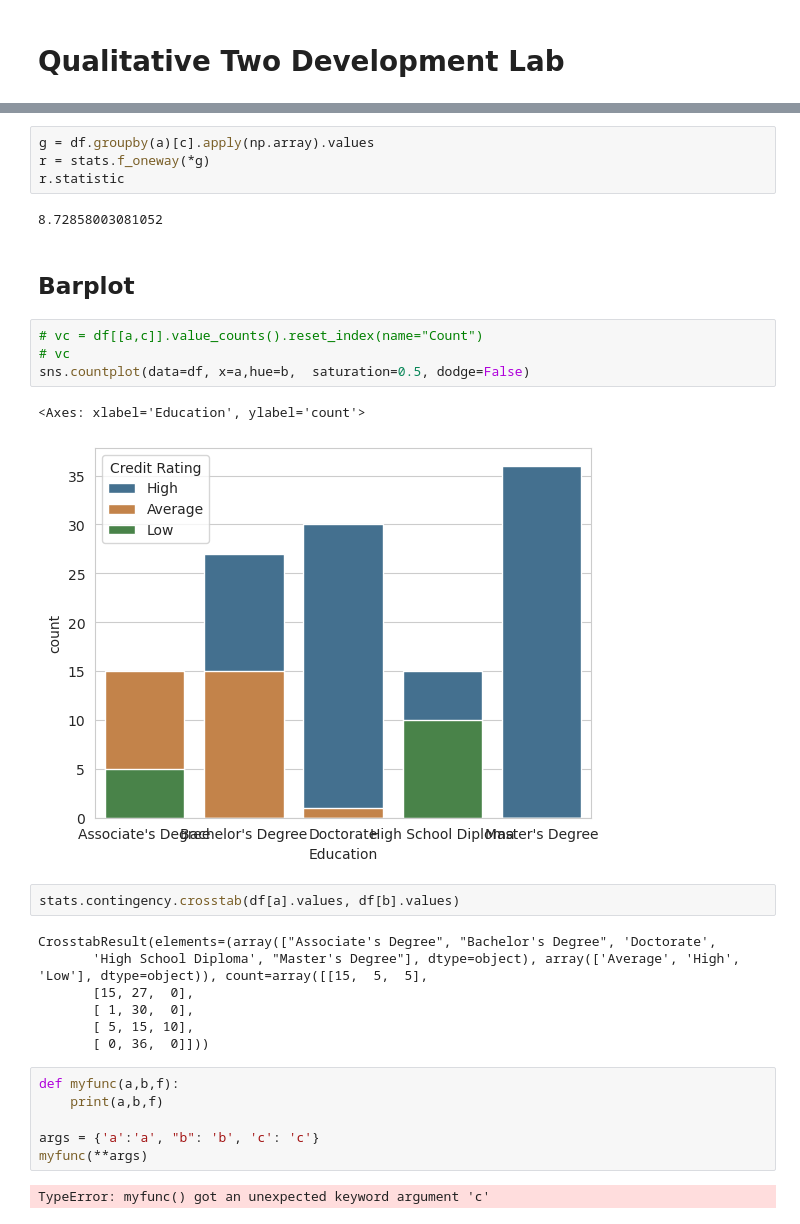
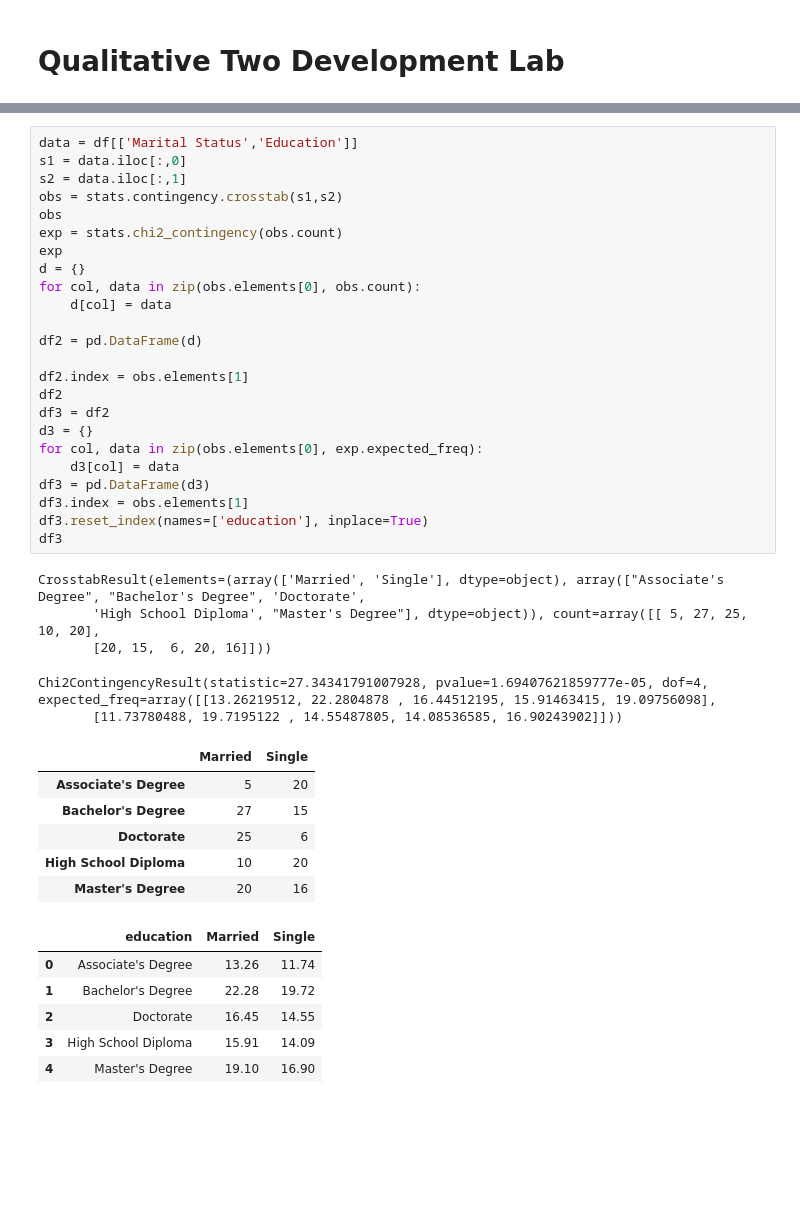
Before and after one commit to john-james-ai/d8analysis, a Jupyter notebook: notebooks/labs/qualitative_two.ipynb, the cells around one changed output, grey strips where cells are left out. Saved outputs shown, nothing was run; the diff lists cells and outputs as text; blank space fills up the shorter version.

```diff
--- a/notebooks/labs/qualitative_two.ipynb
+++ b/notebooks/labs/qualitative_two.ipynb
@@ -76,32 +42,42 @@ q.frequency(a=a,b=b)
-# %%
-g = df.groupby(a)[c].apply(np.array).values
-r = stats.f_oneway(*g)
-r.statistic
-# %% [output]
-8.72858003081052
-# %% [markdown]
-## Barplot
-# %%
-# vc = df[[a,c]].value_counts().reset_index(name="Count")
-# vc
-sns.countplot(data=df, x=a,hue=b,  saturation=0.5, dodge=False)
-# %% [output]
-<Axes: xlabel='Education', ylabel='count'>
-[figure, removed]
-# %%
-stats.contingency.crosstab(df[a].values, df[b].values)
-# %% [output]
-CrosstabResult(elements=(array(["Associate's Degree", "Bachelor's Degree", 'Doctorate',
-       'High School Diploma', "Master's Degree"], dtype=object), array(['Average', 'High', 'Low'], dtype=object)), count=array([[15,  5,  5],
-       [15, 27,  0],
-       [ 1, 30,  0],
-       [ 5, 15, 10],
-       [ 0, 36,  0]]))
-# %%
-def myfunc(a,b,f):
-    print(a,b,f)
-
-args = {'a':'a', "b": 'b', 'c': 'c'}
-myfunc(**args)
-# %% [output]
-TypeError: myfunc() got an unexpected keyword argument 'c'
+# %%
+data = df[['Marital Status','Education']]
+s1 = data.iloc[:,0]
+s2 = data.iloc[:,1]
+obs = stats.contingency.crosstab(s1,s2)
+obs
+exp = stats.chi2_contingency(obs.count)
+exp
+d = {}
+for col, data in zip(obs.elements[0], obs.count):
+    d[col] = data
+
+df2 = pd.DataFrame(d)
+
+df2.index = obs.elements[1]
+df2
+df3 = df2
+d3 = {}
+for col, data in zip(obs.elements[0], exp.expected_freq):
+    d3[col] = data
+df3 = pd.DataFrame(d3)
+df3.index = obs.elements[1]
+df3.reset_index(names=['education'], inplace=True)
+df3
+# %% [output]
+CrosstabResult(elements=(array(['Married', 'Single'], dtype=object), array(["Associate's Degree", "Bachelor's Degree", 'Doctorate',
+       'High School Diploma', "Master's Degree"], dtype=object)), count=array([[ 5, 27, 25, 10, 20],
+       [20, 15,  6, 20, 16]]))
+Chi2ContingencyResult(statistic=27.34341791007928, pvalue=1.69407621859777e-05, dof=4, expected_freq=array([[13.26219512, 22.2804878 , 16.44512195, 15.91463415, 19.09756098],
+       [11.73780488, 19.7195122 , 14.55487805, 14.08536585, 16.90243902]]))
+|  | Married | Single |
+| Associate's Degree | 5 | 20 |
+| Bachelor's Degree | 27 | 15 |
+| Doctorate | 25 | 6 |
+| High School Diploma | 10 | 20 |
+| Master's Degree | 20 | 16 |
+|  | education | Married | Single |
+| 0 | Associate's Degree | 13.26 | 11.74 |
+| 1 | Bachelor's Degree | 22.28 | 19.72 |
+| 2 | Doctorate | 16.45 | 14.55 |
+| 3 | High School Diploma | 15.91 | 14.09 |
+| 4 | Master's Degree | 19.10 | 16.90 |
```
Also changed, not shown: parts of 13 cells of this notebook, 15 other files.
